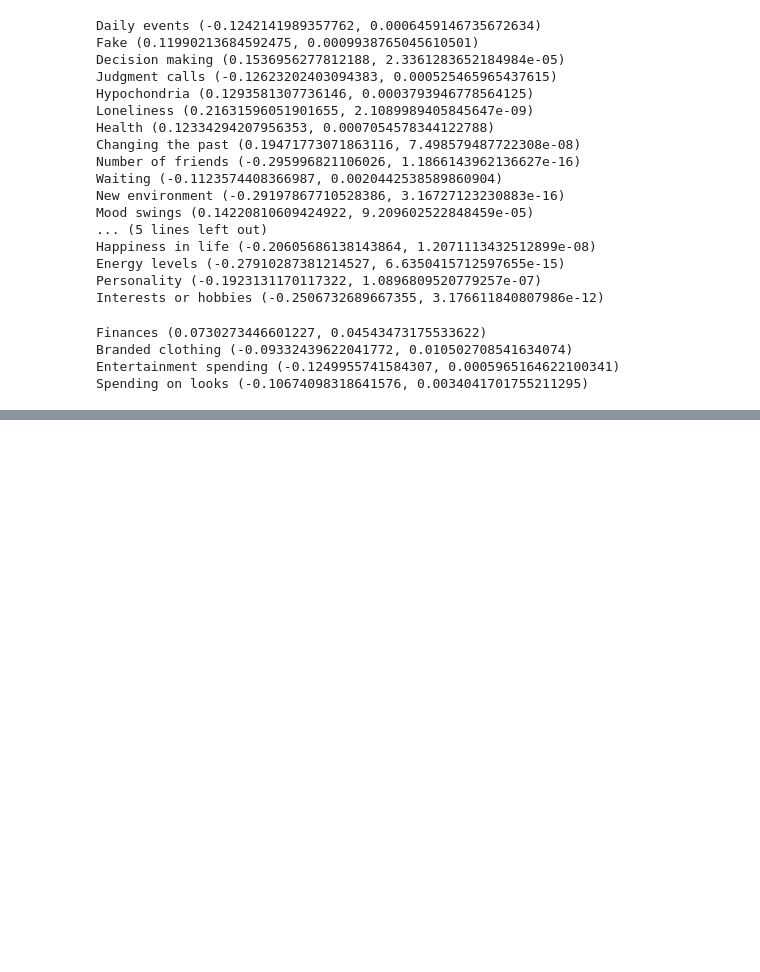
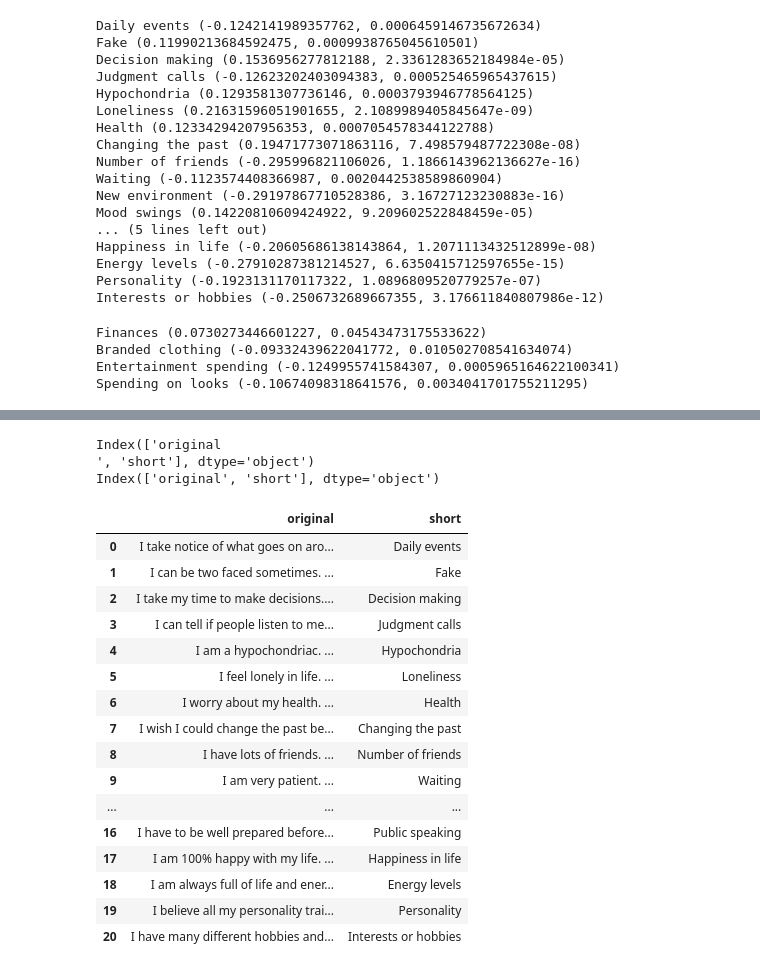
Before and after one commit to 12yoonj/data-analysis-practice, a Jupyter notebook: young_people_survey/young_people.ipynb, the cells around one changed output, grey strips where cells are left out. Cells and saved outputs as stored; diff of their text form; code cells hidden in the pictures; blank space fills up the shorter version.

```diff
--- a/young_people_survey/young_people.ipynb
+++ b/young_people_survey/young_people.ipynb
@@ -116,11 +110,9 @@ sns.countplot(x='Fear of public speaking', data=young, ax=ax)
 # %%
 import scipy.stats as stats
 interest_lst = list(df_columns[music+movie:music+movie+hobbies_interests].short)
-corr_lst = []
-for i in range(hobbies_interests):
-  corr_lst.append(stats.pearsonr(young[interest_lst][interest_lst[i]], young['Fear of public speaking']))
+corr_lst = young[interest_lst].apply(lambda x: stats.pearsonr(x, young['Fear of public speaking']), axis=0)
 
-for k in range(len(corr_lst)):
-  if corr_lst[k][1] < 0.05:
-    print(interest_lst[k], corr_lst[k][0])
+for k in range(corr_lst.shape[1]):
+  if corr_lst.iloc[:,k][1] < 0.05:
+    print(f'{interest_lst[k]} ({corr_lst.iloc[:,k][0]}, {corr_lst.iloc[:,k][1]})')
 # %% [output]
@@ -213,0 +230,32 @@ Spending on looks (-0.10674098318641576, 0.0034041701755211295)
+# %%
+print(df_columns.columns)
+# df_columns.rename(columns={df_columns.columns[0]:df_columns.columns[0].replace(" ","")}, inplace=True)
+df_columns.rename(columns={df_columns.columns[0]:df_columns.columns[0].strip()}, inplace=True)
+print(df_columns.columns)
+# %% [output]
+Index(['original                                                                        ', 'short'], dtype='object')
+Index(['original', 'short'], dtype='object')
+# %%
+# df_columns.loc[df_columns['short'].isin(short_name) == True, 'original']
+# 전체 문장을 보고 싶었으나, 문장이 너무 길어 확인이 되지 않는다.
+
+interest_columns = df_columns.loc[df_columns['short'].isin(short_name) == True].reset_index(drop=True)
+interest_columns
+# %% [output]
+|  | original | short |
+| 0 | I take notice of what goes on aro... | Daily events |
+| 1 | I can be two faced sometimes. ... | Fake |
+| 2 | I take my time to make decisions.... | Decision making |
+| 3 | I can tell if people listen to me... | Judgment calls |
+| 4 | I am a hypochondriac. ... | Hypochondria |
+| 5 | I feel lonely in life. ... | Loneliness |
+| 6 | I worry about my health. ... | Health |
+| 7 | I wish I could change the past be... | Changing the past |
+| 8 | I have lots of friends. ... | Number of friends |
+| 9 | I am very patient. ... | Waiting |
+| ... | ... | ... |
+| 16 | I have to be well prepared before... | Public speaking |
+| 17 | I am 100% happy with my life. ... | Happiness in life |
+| 18 | I am always full of life and ener... | Energy levels |
+| 19 | I believe all my personality trai... | Personality |
+| 20 | I have many different hobbies and... | Interests or hobbies |
```
Also changed, not shown: parts of 11 cells of this notebook.
